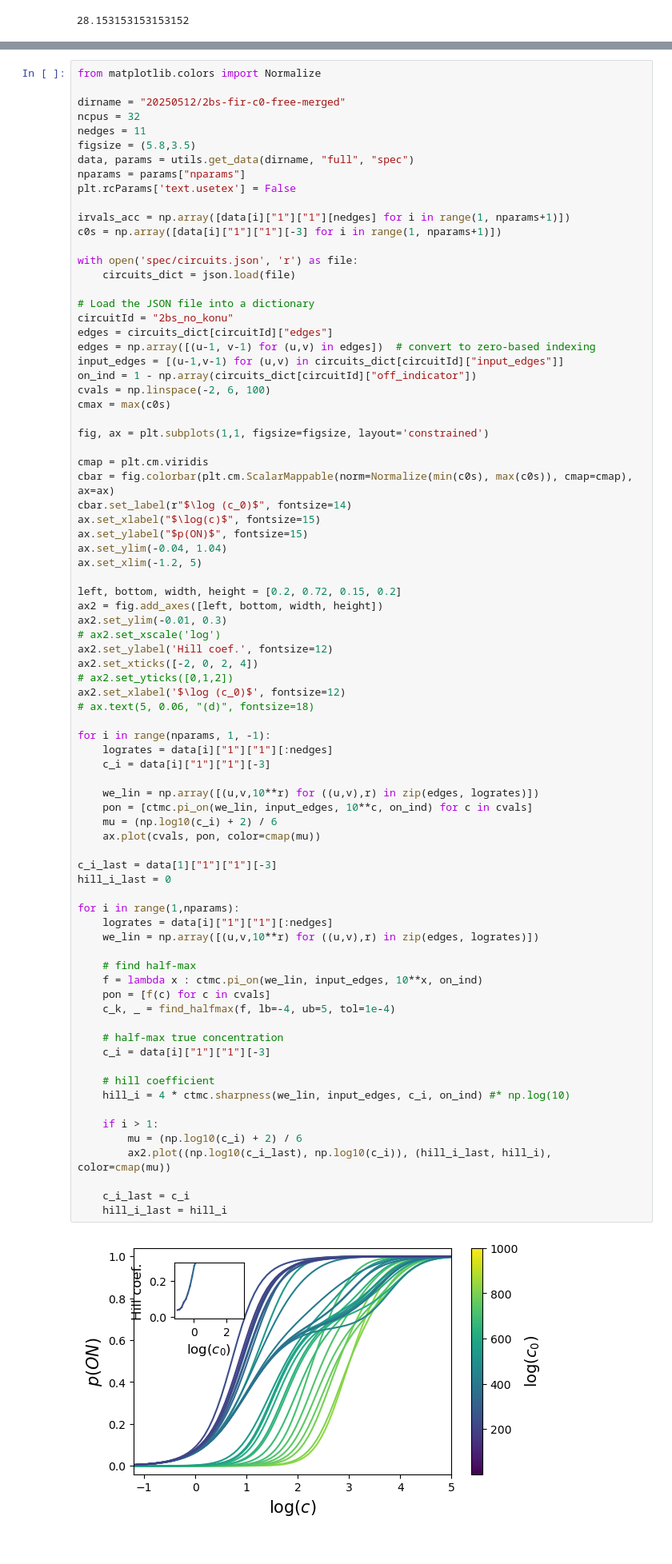
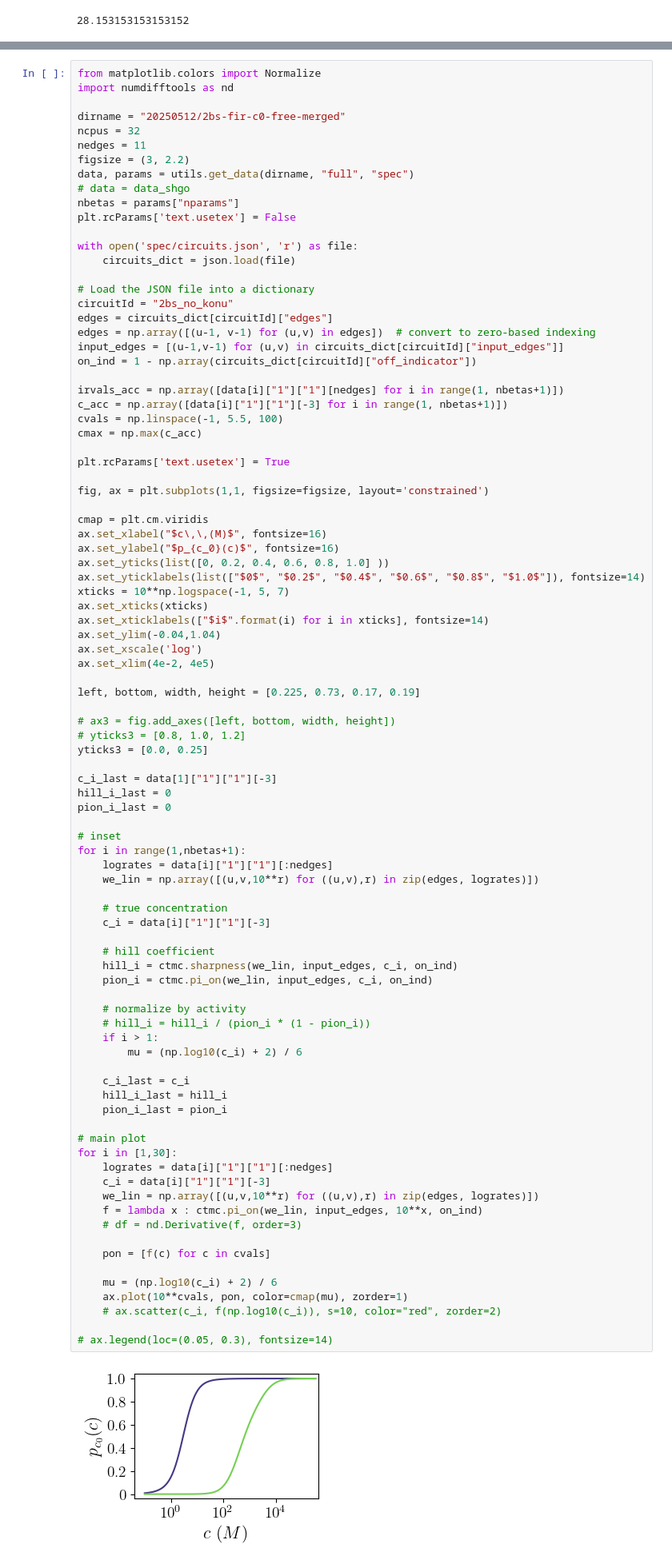
Before and after one commit to ta-rekt/LLROpt.jl, a Jupyter notebook: dev.ipynb, the cells around one changed output, grey strips where cells are left out. Shown at 80% size. Saved outputs shown, nothing was run; the diff lists cells and outputs as text.

```diff
--- a/dev.ipynb
+++ b/dev.ipynb
@@ -6331,82 +6270,93 @@ ax.plot(pon, 1/tauOn, color="C0", label="$\tau_{on}$")
 ### I/O curves for the above circuits
 # %%
 from matplotlib.colors import Normalize
+import numdifftools as nd
 
 dirname = "20250512/2bs-fir-c0-free-merged"
 ncpus = 32
 nedges = 11
-figsize = (5.8,3.5)
+figsize = (3, 2.2)
 data, params = utils.get_data(dirname, "full", "spec")
-nparams = params["nparams"]
+# data = data_shgo
+nbetas = params["nparams"]
 plt.rcParams['text.usetex'] = False
-
-irvals_acc = np.array([data[i]["1"]["1"][nedges] for i in range(1, nparams+1)])
-c0s = np.array([data[i]["1"]["1"][-3] for i in range(1, nparams+1)])
 
 with open('spec/circuits.json', 'r') as file:
     circuits_dict = json.load(file)
 
 # Load the JSON file into a dictionary
 circuitId = "2bs_no_konu"
 edges = circuits_dict[circuitId]["edges"]
 edges = np.array([(u-1, v-1) for (u,v) in edges])  # convert to zero-based indexing
 input_edges = [(u-1,v-1) for (u,v) in circuits_dict[circuitId]["input_edges"]]
 on_ind = 1 - np.array(circuits_dict[circuitId]["off_indicator"])
-cvals = np.linspace(-2, 6, 100)
-cmax = max(c0s)
+
+irvals_acc = np.array([data[i]["1"]["1"][nedges] for i in range(1, nbetas+1)])
+c_acc = np.array([data[i]["1"]["1"][-3] for i in range(1, nbetas+1)])
+cvals = np.linspace(-1, 5.5, 100)
+cmax = np.max(c_acc)
+
+plt.rcParams['text.usetex'] = True
 
 fig, ax = plt.subplots(1,1, figsize=figsize, layout='constrained')
 
 cmap = plt.cm.viridis
-cbar = fig.colorbar(plt.cm.ScalarMappable(norm=Normalize(min(c0s), max(c0s)), cmap=cmap), ax=ax)
-cbar.set_label(r"$\log (c_0)$", fontsize=14)
-ax.set_xlabel("$\log(c)$", fontsize=15)
-ax.set_ylabel("$p(ON)$", fontsize=15)
-ax.set_ylim(-0.04, 1.04)
-ax.set_xlim(-1.2, 5)
+ax.set_xlabel("$c\,\,(M)$", fontsize=16)
+ax.set_ylabel("$p_{c_0}(c)$", fontsize=16)
+ax.set_yticks(list([0, 0.2, 0.4, 0.6, 0.8, 1.0] ))
+ax.set_yticklabels(list(["$0$", "$0.2$", "$0.4$", "$0.6$", "$0.8$", "$1.0$"]), fontsize=14)
+xticks = 10**np.logspace(-1, 5, 7)
+ax.set_xticks(xticks)
+ax.set_xticklabels(["$i$".format(i) for i in xticks], fontsize=14)
+ax.set_ylim(-0.04,1.04)
+ax.set_xscale('log')
+ax.set_xlim(4e-2, 4e5)
 
-left, bottom, width, height = [0.2, 0.72, 0.15, 0.2]
-ax2 = fig.add_axes([left, bottom, width, height])
-ax2.set_ylim(-0.01, 0.3)
-# ax2.set_xscale('log')
-ax2.set_ylabel('Hill coef.', fontsize=12)
-ax2.set_xticks([-2, 0, 2, 4])
-# ax2.set_yticks([0,1,2])
-ax2.set_xlabel('$\log (c_0)$', fontsize=12)
-# ax.text(5, 0.06, "(d)", fontsize=18)
+left, bottom, width, height = [0.225, 0.73, 0.17, 0.19]
 
-for i in range(nparams, 1, -1):
-    logrates = data[i]["1"]["1"][:nedges]
-    c_i = data[i]["1"]["1"][-3]
-
-    we_lin = np.array([(u,v,10**r) for ((u,v),r) in zip(edges, logrates)])
-    pon = [ctmc.pi_on(we_lin, input_edges, 10**c, on_ind) for c in cvals]
-    mu = (np.log10(c_i) + 2) / 6
-    ax.plot(cvals, pon, color=cmap(mu))
+# ax3 = fig.add_axes([left, bottom, width, height])
+# yticks3 = [0.8, 1.0, 1.2]
+yticks3 = [0.0, 0.25]
 
 c_i_last = data[1]["1"]["1"][-3]
 hill_i_last = 0
+pion_i_last = 0
 
-for i in range(1,nparams):
+# inset
+for i in range(1,nbetas+1):
     logrates = data[i]["1"]["1"][:nedges]
     we_lin = np.array([(u,v,10**r) for ((u,v),r) in zip(edges, logrates)])
 
-    # find half-max
-    f = lambda x : ctmc.pi_on(we_lin, input_edges, 10**x, on_ind)
-    pon = [f(c) for c in cvals]
-    c_k, _ = find_halfmax(f, lb=-4, ub=5, tol=1e-4)
-
-    # half-max true concentration
+    # true concentration
     c_i = data[i]["1"]["1"][-3]
 
     # hill coefficient
-    hill_i = 4 * ctmc.sharpness(we_lin, input_edges, c_i, on_ind) #* np.log(10)
+    hill_i = ctmc.sharpness(we_lin, input_edges, c_i, on_ind)
+    pion_i = ctmc.pi_on(we_lin, input_edges, c_i, on_ind)
 
+    # normalize by activity
+    # hill_i = hill_i / (pion_i * (1 - pion_i))
     if i > 1:
         mu = (np.log10(c_i) + 2) / 6
-        ax2.plot((np.log10(c_i_last), np.log10(c_i)), (hill_i_last, hill_i), color=cmap(mu))
 
     c_i_last = c_i
     hill_i_last = hill_i
+    pion_i_last = pion_i
+
+# main plot
+for i in [1,30]:
+    logrates = data[i]["1"]["1"][:nedges]
+    c_i = data[i]["1"]["1"][-3]
+    we_lin = np.array([(u,v,10**r) for ((u,v),r) in zip(edges, logrates)])
+    f = lambda x : ctmc.pi_on(we_lin, input_edges, 10**x, on_ind)
+    # df = nd.Derivative(f, order=3)
+
+    pon = [f(c) for c in cvals]
+
+    mu = (np.log10(c_i) + 2) / 6
+    ax.plot(10**cvals, pon, color=cmap(mu), zorder=1)
+    # ax.scatter(c_i, f(np.log10(c_i)), s=10, color="red", zorder=2)
+
+# ax.legend(loc=(0.05, 0.3), fontsize=14)
 # %% [output]
-[figure, old version]
+[figure, new version]
```
Also changed, not shown: parts of 18 cells of this notebook, 11 other files.
